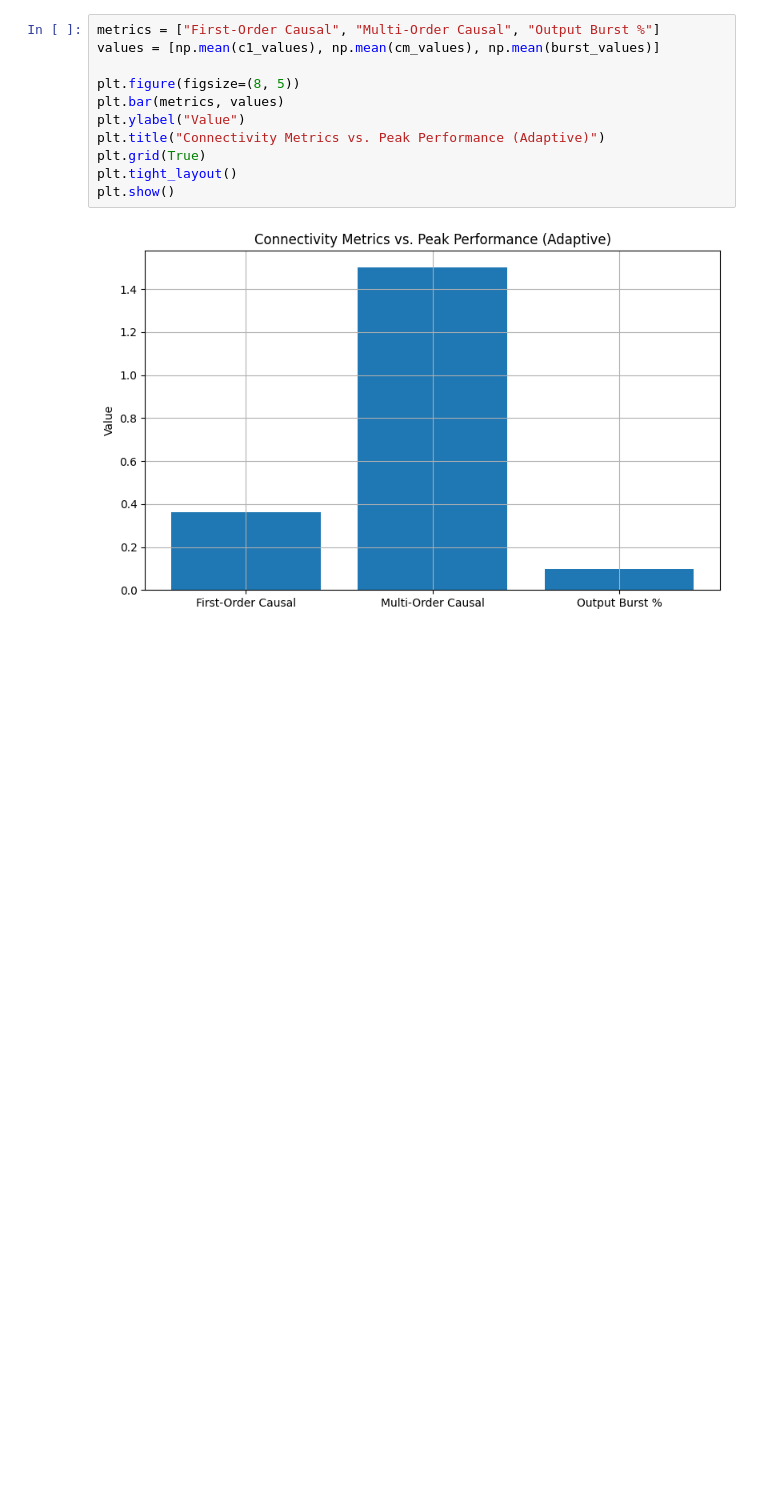
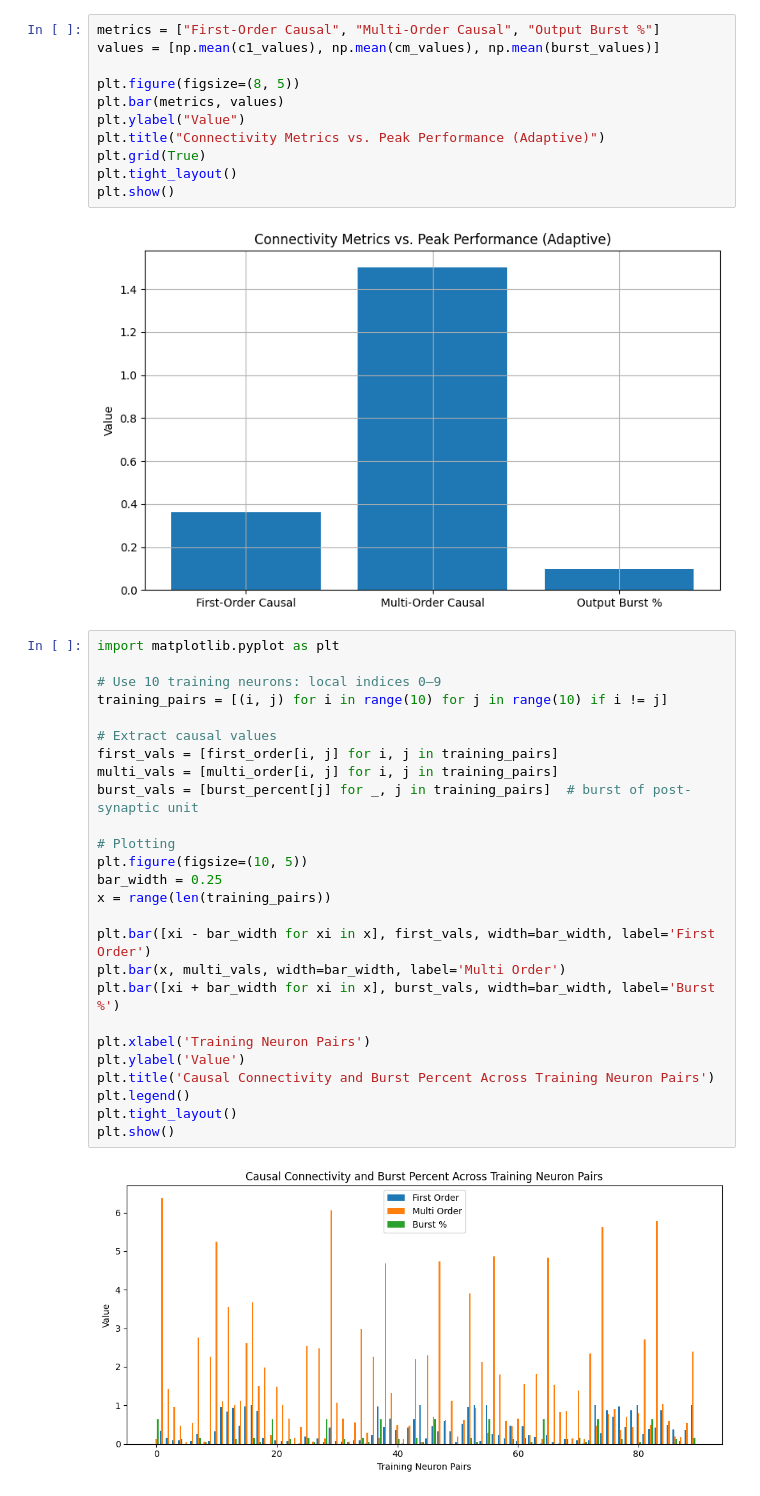
Before and after one commit to JamesVLF/OrganoidLearning, a Jupyter notebook: goatpole.ipynb, the cells around one changed output. Saved outputs shown, nothing was run; the diff lists cells and outputs as text; blank space fills up the shorter version.

```diff
--- a/goatpole.ipynb
+++ b/goatpole.ipynb
@@ -145,3 +203,31 @@ plt.tight_layout()
 plt.show()
 # %% [output]
 [figure]
+# %%
+import matplotlib.pyplot as plt
+
+# Use 10 training neurons: local indices 0–9
+training_pairs = [(i, j) for i in range(10) for j in range(10) if i != j]
+
+# Extract causal values
+first_vals = [first_order[i, j] for i, j in training_pairs]
+multi_vals = [multi_order[i, j] for i, j in training_pairs]
+burst_vals = [burst_percent[j] for _, j in training_pairs]  # burst of post-synaptic unit
+
+# Plotting
+plt.figure(figsize=(10, 5))
+bar_width = 0.25
+x = range(len(training_pairs))
+
+plt.bar([xi - bar_width for xi in x], first_vals, width=bar_width, label='First Order')
+plt.bar(x, multi_vals, width=bar_width, label='Multi Order')
+plt.bar([xi + bar_width for xi in x], burst_vals, width=bar_width, label='Burst %')
+
+plt.xlabel('Training Neuron Pairs')
+plt.ylabel('Value')
+plt.title('Causal Connectivity and Burst Percent Across Training Neuron Pairs')
+plt.legend()
+plt.tight_layout()
+plt.show()
+# %% [output]
+[figure, added]
```
Also changed, not shown: parts of 13 cells of this notebook.
